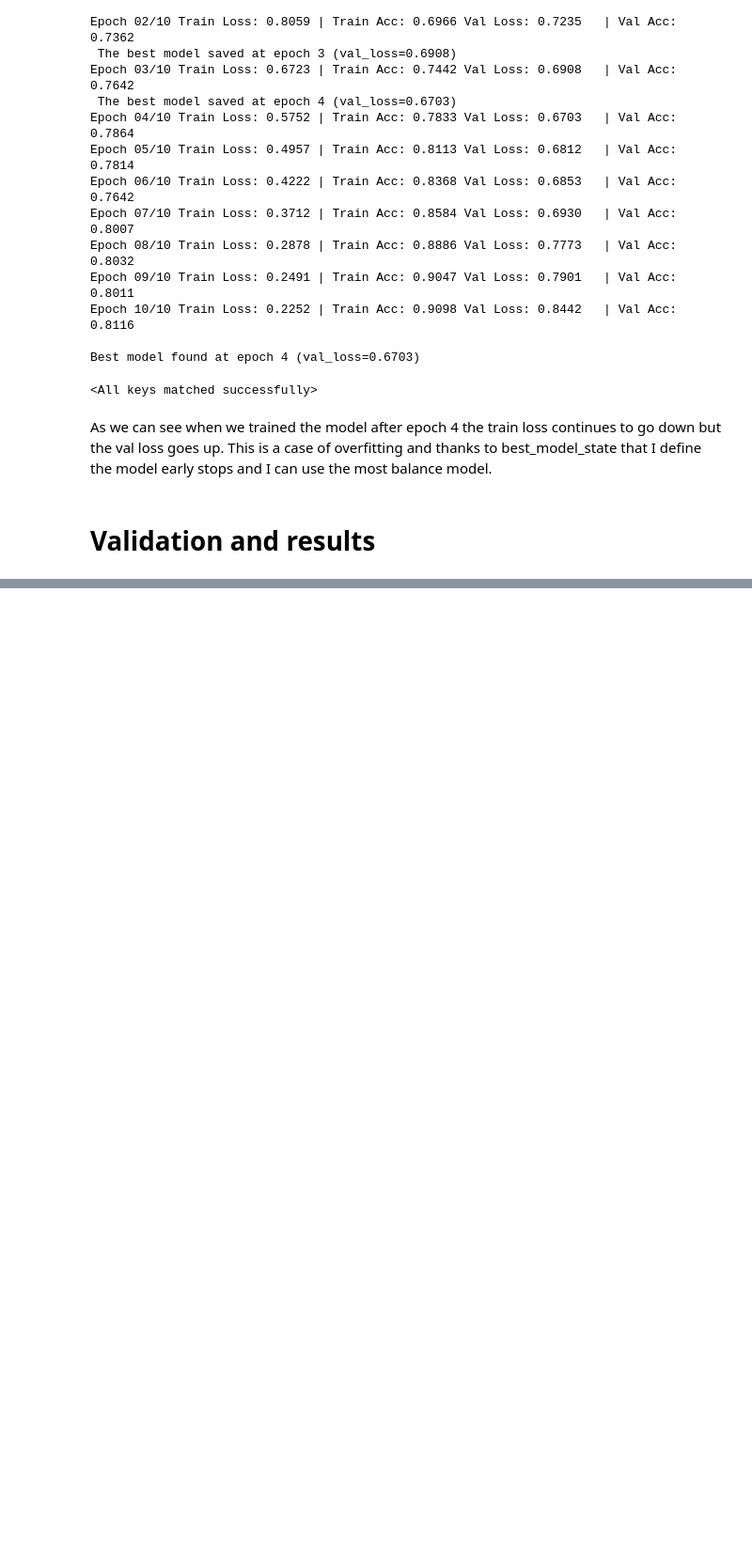
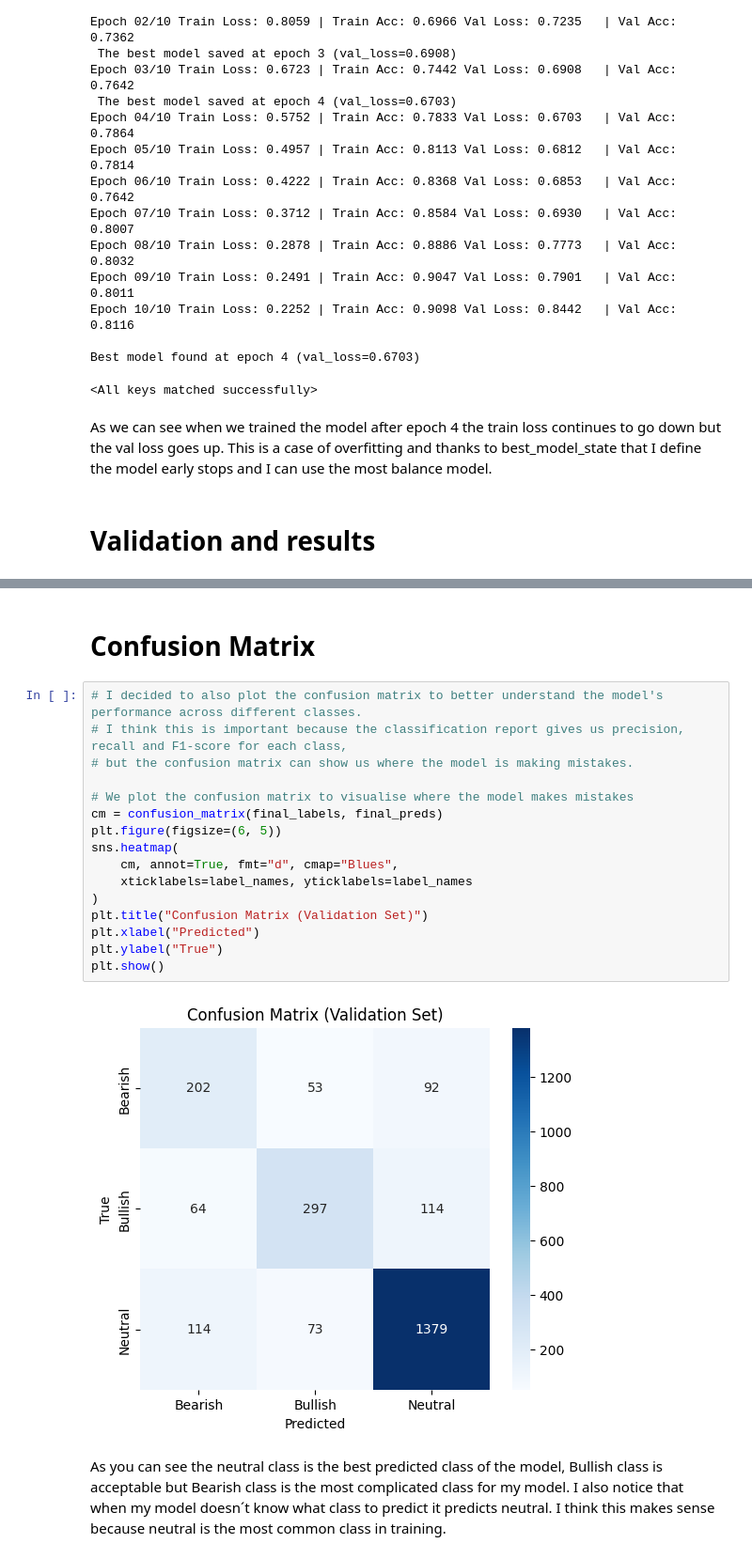
Before and after one commit to alexcaride01/NLP_portfolio_Caride_Alex, a Jupyter notebook: S09_2_lab_exercises.ipynb, the cells around one changed output, grey strips where cells are left out. Shown at 94% size. Saved outputs shown, nothing was run; the diff lists cells and outputs as text; blank space fills up the shorter version.

```diff
--- a/S09_2_lab_exercises.ipynb
+++ b/S09_2_lab_exercises.ipynb
@@ -402,3 +403,25 @@ Classification Report:
     accuracy                           0.79      2388
    macro avg       0.70      0.70      0.70      2388
 weighted avg       0.79      0.79      0.79      2388
+# %% [markdown]
+# Confusion Matrix
+# %%
+# I decided to also plot the confusion matrix to better understand the model's performance across different classes.
+# I think this is important because the classification report gives us precision, recall and F1-score for each class,
+# but the confusion matrix can show us where the model is making mistakes.
+
+# We plot the confusion matrix to visualise where the model makes mistakes
+cm = confusion_matrix(final_labels, final_preds)
+plt.figure(figsize=(6, 5))
+sns.heatmap(
+    cm, annot=True, fmt="d", cmap="Blues",
+    xticklabels=label_names, yticklabels=label_names
+)
+plt.title("Confusion Matrix (Validation Set)")
+plt.xlabel("Predicted")
+plt.ylabel("True")
+plt.show()
+# %% [output]
+[figure, added]
+# %% [markdown]
+As you can see the neutral class is the best predicted class of the model, Bullish class is acceptable but Bearish class is the most complicated class for my model. I also notice that when my model doesn´t know what class to predict it predicts neutral. I think this makes sense because neutral is the most common class in training.
```
Also changed, not shown: parts of 1 cell of this notebook.
